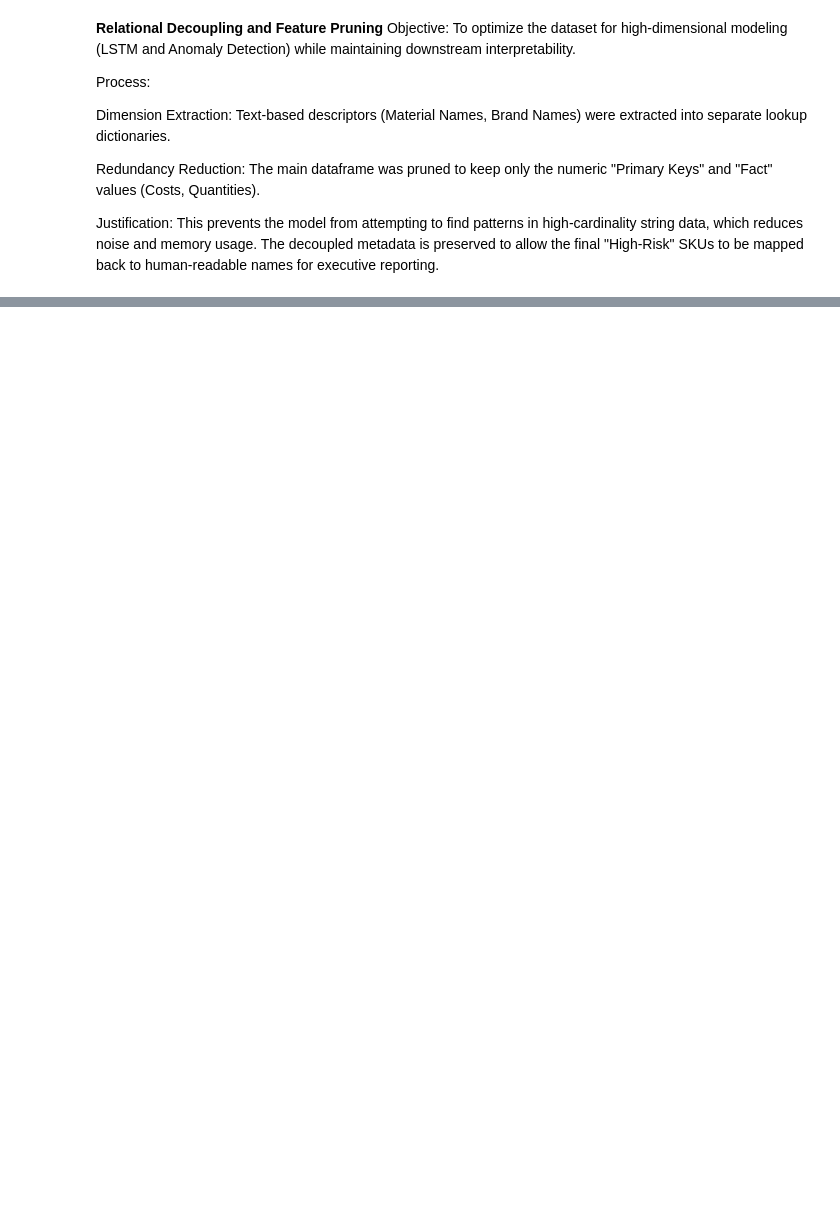
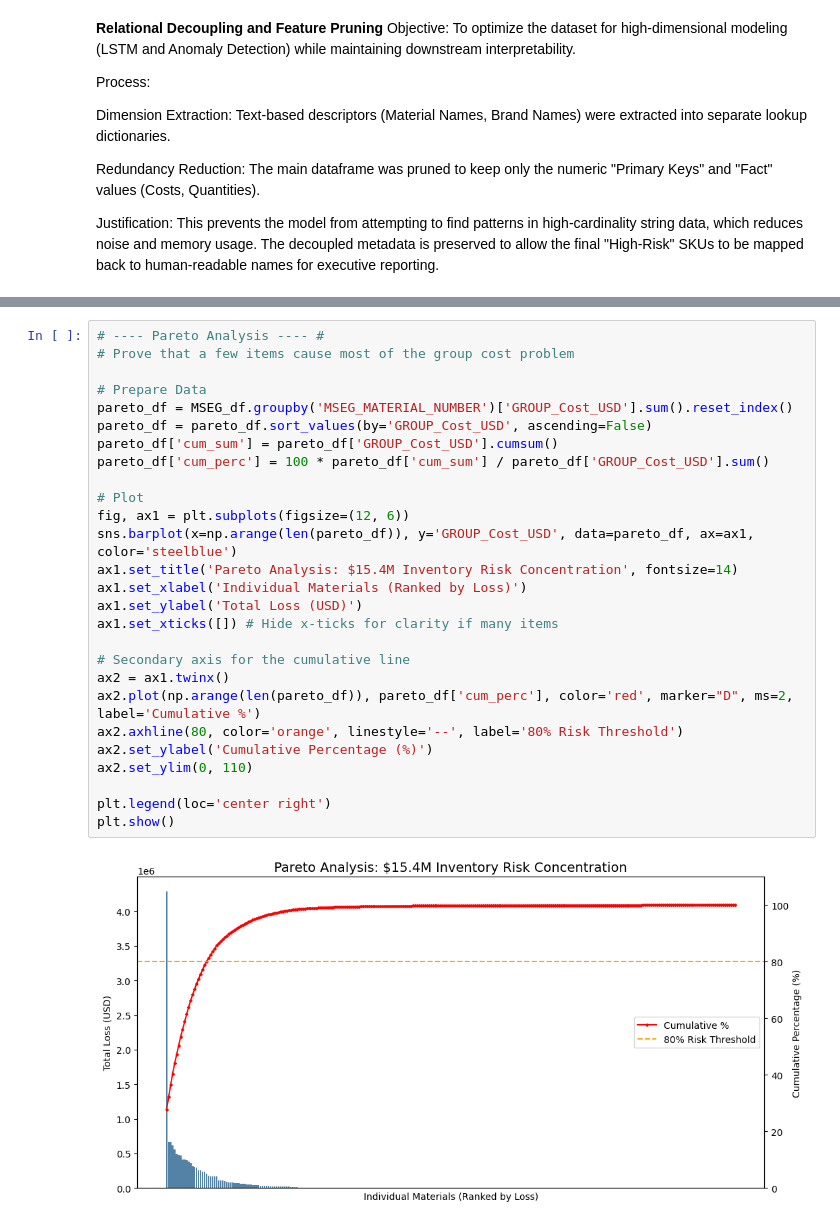
Before and after one commit to ChyTalksTech/Inventory_Write-offs, a Jupyter notebook: Inventory_Write_offs.ipynb, the cells around one changed output, grey strips where cells are left out. Drawn from its saved outputs; the diff is of its cells as text; blank space fills up the shorter version.

```diff
--- a/Inventory_Write_offs.ipynb
+++ b/Inventory_Write_offs.ipynb
@@ -268,0 +220,29 @@ MSEG_df.head()
+# %%
+# ---- Pareto Analysis ---- #
+# Prove that a few items cause most of the group cost problem
+
+# Prepare Data
+pareto_df = MSEG_df.groupby('MSEG_MATERIAL_NUMBER')['GROUP_Cost_USD'].sum().reset_index()
+pareto_df = pareto_df.sort_values(by='GROUP_Cost_USD', ascending=False)
+pareto_df['cum_sum'] = pareto_df['GROUP_Cost_USD'].cumsum()
+pareto_df['cum_perc'] = 100 * pareto_df['cum_sum'] / pareto_df['GROUP_Cost_USD'].sum()
+
+# Plot
+fig, ax1 = plt.subplots(figsize=(12, 6))
+sns.barplot(x=np.arange(len(pareto_df)), y='GROUP_Cost_USD', data=pareto_df, ax=ax1, color='steelblue')
+ax1.set_title('Pareto Analysis: $15.4M Inventory Risk Concentration', fontsize=14)
+ax1.set_xlabel('Individual Materials (Ranked by Loss)')
+ax1.set_ylabel('Total Loss (USD)')
+ax1.set_xticks([]) # Hide x-ticks for clarity if many items
+
+# Secondary axis for the cumulative line
+ax2 = ax1.twinx()
+ax2.plot(np.arange(len(pareto_df)), pareto_df['cum_perc'], color='red', marker="D", ms=2, label='Cumulative %')
+ax2.axhline(80, color='orange', linestyle='--', label='80% Risk Threshold')
+ax2.set_ylabel('Cumulative Percentage (%)')
+ax2.set_ylim(0, 110)
+
+plt.legend(loc='center right')
+plt.show()
+# %% [output]
+[figure, added]
```
Also changed, not shown: parts of 28 cells of this notebook.
